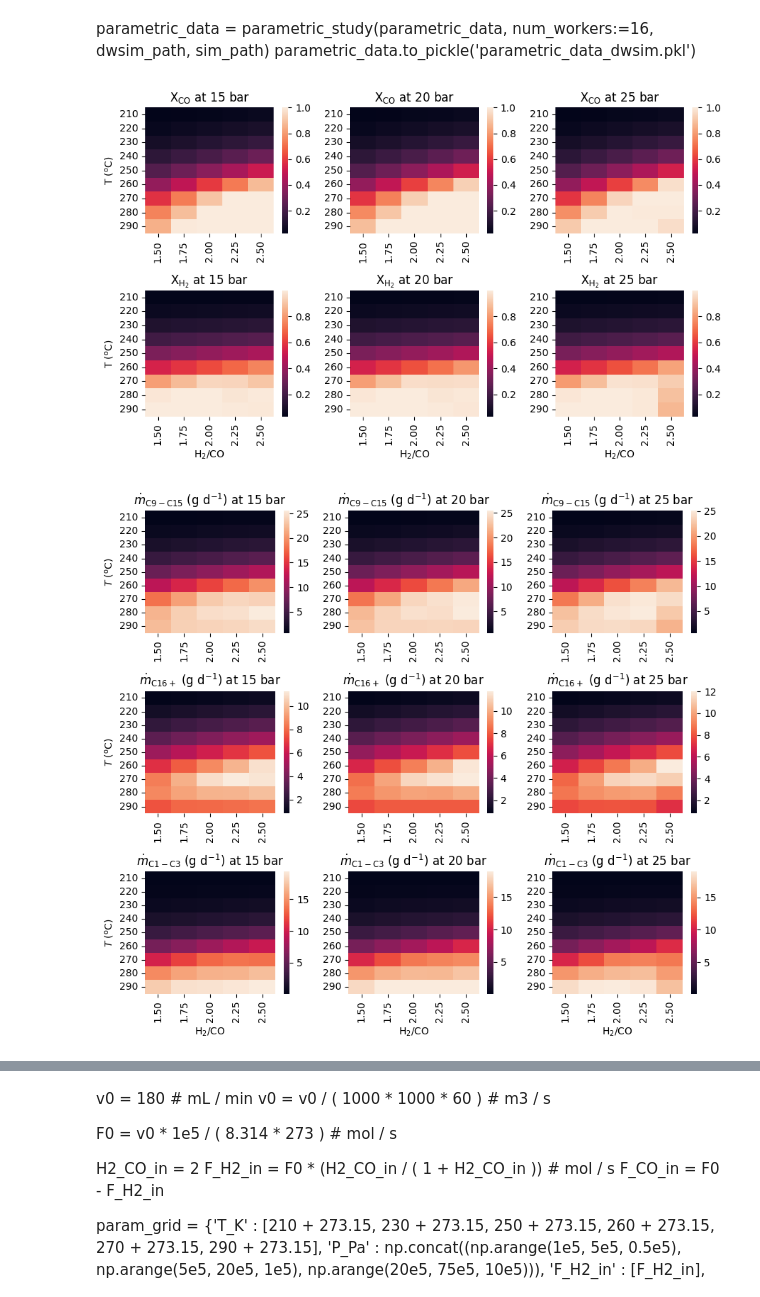
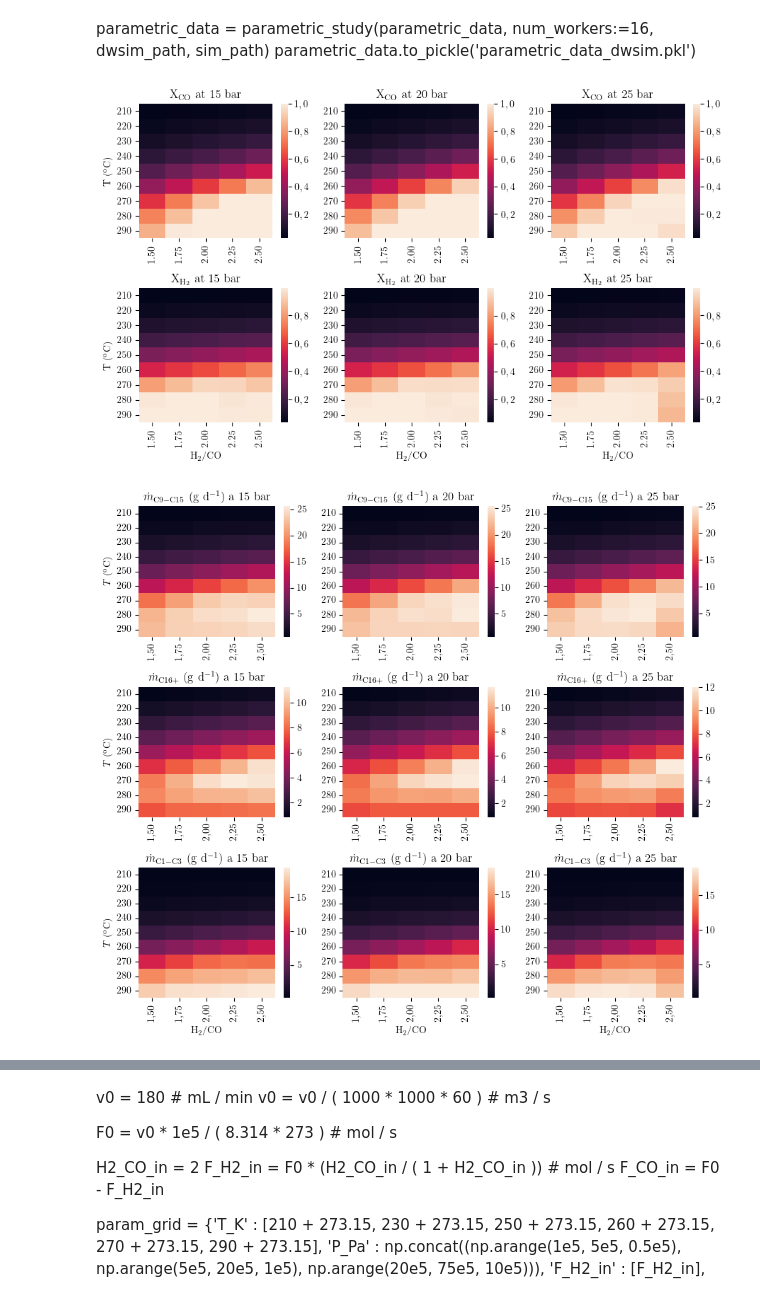
Before and after one commit to rafaelbeloduarte/SAF_kinetics_paper_code_with_WGS, a Jupyter notebook: dwsim_parametric_study.ipynb, the cells around one changed output, grey strips where cells are left out. Saved outputs shown, nothing was run; the diff lists cells and outputs as text; code cells hidden in the pictures.

```diff
--- a/dwsim_parametric_study.ipynb
+++ b/dwsim_parametric_study.ipynb
@@ -10,6 +10,20 @@ import matplotlib.pyplot as plt
 import seaborn as sns
 from sklearn.model_selection import ParameterSampler, ParameterGrid
 # from dwsim_parametric_study import parametric_study
+# %%
+import locale
+import matplotlib as mpl
+
+locale.setlocale(locale.LC_NUMERIC, "pt_BR.utf8")
+plt.rcParams['axes.formatter.use_locale'] = True
+
+# Configure text rendering to match your document's LaTeX engine
+mpl.rcParams.update({
+    "pgf.texsystem": "pdflatex",
+    "font.family": "serif",      # Matches standard LaTeX Computer Modern Font
+    "text.usetex": True,         # Forces LaTeX text processing
+    "pgf.rcfonts": False,        # Ignores default Python fonts
+})
 # %%
 # Paths
 dwsim_path = r"C:\Users\rafae\AppData\Local\DWSIM\\"
@@ -102,45 +116,47 @@ for i, var in enumerate(variables):
 
 plt.tight_layout()
 # %% [output]
-[figure, old version]
+[figure, new version]
 # %%
 pressures = [15, 20, 25]
 variables = [r'$\dot{m}_\mathrm{C9-C15}$ (g/d)',
              r'$\dot{m}_\mathrm{C16+}$ (g/d)',
              r'$\dot{m}_\mathrm{C1-C3}$ (g/d)']
 variables_formatted = {r'$\dot{m}_\mathrm{C9-C15}$ (g/d)': r'$\dot{m}_\mathrm{C9-C15}$ $\mathrm{(g~d^{-1})}$',
              r'$\dot{m}_\mathrm{C16+}$ (g/d)': r'$\dot{m}_\mathrm{C16+}$ $\mathrm{(g~d^{-1})}$',
              r'$\dot{m}_\mathrm{C1-C3}$ (g/d)': r'$\dot{m}_\mathrm{C1-C3}$ $\mathrm{(g~d^{-1})}$'}
 fig, ax = plt.subplots(3, 3, figsize=(9, 8)) # Slightly wider for clarity
 
 for i, var in enumerate(variables):
     for j, p in enumerate(pressures):
         # 1. Filter and Pivot
         pivot_table = plot_data[
             (plot_data['P (bar)'] == p) & (plot_data['variable'] == var)
         ].pivot(index=r"T ($\mathrm{^o}$C)", columns=r'$\mathrm{H_2/CO}$', values="value")
 
         # 2. Plot Heatmap (cbar_kws removed)
         sns.heatmap(data=pivot_table, ax=ax[i, j])
 
         # 3. Format tick labels
-        ax[i, j].set_xticklabels(["{:.2f}".format(x) for x in pivot_table.columns])
+        ax[i, j].set_xticklabels(["{:.2f}".format(x).replace('.', ',') for x in pivot_table.columns])
         ax[i, j].set_yticklabels(["{:d}".format(int(y)) for y in pivot_table.index])
 
         # 4. Consolidate info into Title
-        ax[i, j].set_title(f"{variables_formatted[var]} at {p} bar")
+        ax[i, j].set_title(f"{variables_formatted[var]} a {p} bar")
         ax[i, j].set_ylabel(r'$T$ ($\mathrm{^o}$C)')
 
         # Optional: Clean up inner labels for a professional look
         if i != len(variables)-1: ax[i, j].set_xlabel('') # Remove X-label for top row
         if j > 0: ax[i, j].set_ylabel('')  # Remove Y-label for middle/right columns
 plt.tight_layout()
 
-fig_name = 'm_out_parametric_study.pdf'
-plt.savefig('/home/rafael/GoogleDrive/uem/Doutorado/Papers/SAF_kinetics/figures/'+fig_name,
+fig_name = 'figure-m_out_parametric_study.pdf'
+# plt.savefig('/home/rafael/GoogleDrive/uem/Doutorado/Papers/SAF_kinetics/figures/'+fig_name,
+#             bbox_inches = 'tight')
+plt.savefig('/home/rafael/GoogleDrive/uem/Doutorado/Tese/LaTeX_source_tese/figures/cinética_FTS/'+fig_name,
             bbox_inches = 'tight')
 # %% [output]
-[figure, old version]
+[figure, new version]
 # %%
 col = r'$\dot{m}_\mathrm{C9-C15}$ (g/d)'
 parametric_data.loc[parametric_data[col] == parametric_data[col].max()]
```
Also changed, not shown: parts of 2 cells of this notebook, 27 other files.
